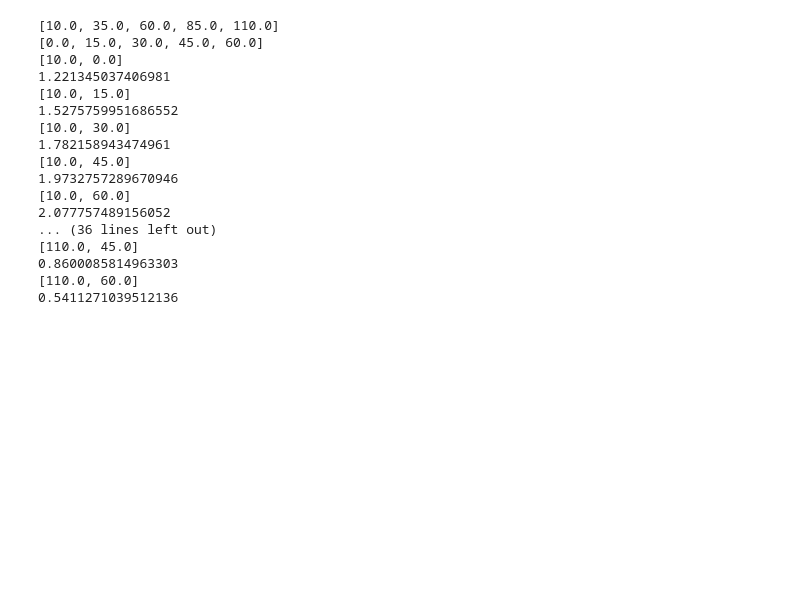
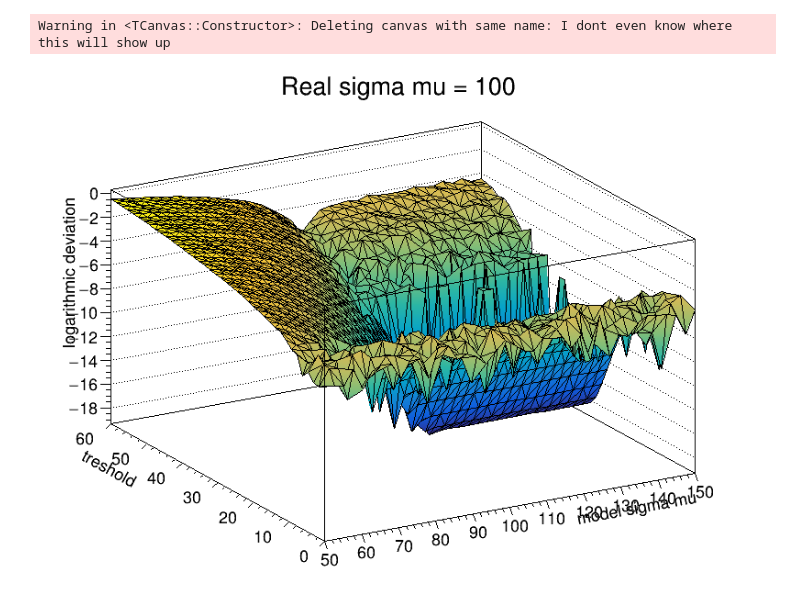
Before and after one commit to rupozzi/HGTDLumiToyStudies, a Jupyter notebook: Luminosity estimation quality based on error in peak estimate and treshold.ipynb, the cells around one changed output. Cells and saved outputs as stored; diff of their text form; code cells hidden in the pictures; blank space fills up the shorter version.

Commit message:
Study of errors in signal and noise distribution paramaters and error in event ratio

```diff
--- a/Luminosity estimation quality based on error in peak estimate and treshold.ipynb
+++ b/Luminosity estimation quality based on error in peak estimate and treshold.ipynb
@@ -7,25 +8,25 @@ def linspace(start, end, steps):
         values.append(start + i*(end-start)/(steps-1))
     return values
 # %%
-real_signal_mu = 60
+real_signal_mu = 100
 real_signal_sigma = 20
 
 model_signal_mu_spread_interval_length = 50 * 2
-model_signal_mu_step_count = 5
+model_signal_mu_step_count = 40
 
 model_signal_mus = linspace(real_signal_mu-model_signal_mu_spread_interval_length/2, real_signal_mu + model_signal_mu_spread_interval_length/2, model_signal_mu_step_count)
 model_signal_sigma = real_signal_sigma
 
 treshold_lower = 0
 treshold_upper = 60
-treshold_step_count = 5
+treshold_step_count = 40
 treshold_values =  linspace(treshold_lower, treshold_upper, treshold_step_count)
 
 noise_mu = 0
 noise_sigma = 5
 
-print(model_signal_mus)
-print(treshold_values)
+#print(model_signal_mus)
+#print(treshold_values)
 
 model_noise = ROOT.TF1("ElecNoiseBg", "TMath::Gaus(x, %f, %f)" % (noise_mu, noise_sigma), -100, 500)
 model_noise.SetNpx(10000)
@@ -41,7 +42,15 @@ particles_reaching_the_sensor = en fördelning vi inte känner till och inte är
 
 """
 
+#plot_signal_mus = np.array([], dtype=np.double)
+#plot_tresholds = np.array([], dtype=np.double)
+#plot_estimation_ratio = np.array([], dtype=np.double)
+
 prng = ROOT.TRandom3(123)
+
+some_plot = ROOT.TGraph2D()
+
+point_index = 0
 
 for model_signal_mu in model_signal_mus:
     model_signal = ROOT.TF1("Signal", "TMath::Landau(x, %f, %f)" % (model_signal_mu, model_signal_sigma), -100, 500)
@@ -52,7 +61,7 @@ for model_signal_mu in model_signal_mus:
         #print(model_expected_signal_above)
         #print(model_expected_noise_above)
 
-        event_count = 100
+        event_count = 10000
         event_ratio = 0.5
         signal_count = int(round(event_count * event_ratio))
         noise_count = event_count - signal_count
@@ -64,49 +73,49 @@ for model_signal_mu in model_signal_mus:
             signal = prng.Landau(real_signal_mu, real_signal_sigma)
             if signal > treshold_value:
                 signal_above_count += 1
 
         for i in range(noise_count):
             noise = prng.Gaus(noise_mu, noise_sigma)
             if noise > treshold_value:
                 noise_above_count += 1
 
         total_above_count = noise_above_count + signal_above_count
 
         """
         Antag att vi vet:
             total_above_count
             event_ratio
             model_expected_signal_above
             model_expected_noise_above
 
         Hur ska vi räkna?
         Vi vill beräkna ett värde som är så nära signal_count som möjligt.
         """
 
         total_count = total_above_count/(event_ratio*model_expected_signal_above + (1-event_ratio)*model_expected_noise_above)
         computed_signal_count = total_count*event_ratio
         # Compare with signal_count which is the correct value
-        print([model_signal_mu, treshold_value])
-        print(computed_signal_count/signal_count)
+        #print([model_signal_mu, treshold_value])
+        deviation = np.log(0.00000001 + abs(1 - computed_signal_count/signal_count))
+        #deviation = computed_signal_count/signal_count
+        #print(deviation)
 
 
         # Hur vill vi spara ner det här då?
         # Vi vill göra en snygg plott på något sätt.
+        # plot_signal_mus.append(model_signal_mu)
+        # plot_tresholds.append(treshold_value)
+        # plot_estimation_ratio.append(estimation_ratio)
+        # np.append(plot_signal_mus, model_signal_mu)
+        # np.append(plot_tresholds, treshold_value)
+        # np.append(plot_estimation_ratio, estimation_ratio)
+        some_plot.SetPoint(point_index, model_signal_mu, treshold_value, deviation)
+        point_index += 1
+
+canvas = ROOT.TCanvas("I dont even know where this will show up", "not this either", 800, 600)
+some_plot.Draw("TRI1")
+some_plot.SetTitle("Real sigma mu = "+ str(real_signal_mu) + "; model sigma mu; treshold; logarithmic deviation");
+canvas.Draw()
 # %% [output]
-[10.0, 35.0, 60.0, 85.0, 110.0]
-[0.0, 15.0, 30.0, 45.0, 60.0]
-[10.0, 0.0]
-1.221345037406981
-[10.0, 15.0]
-1.5275759951686552
-[10.0, 30.0]
-1.782158943474961
-[10.0, 45.0]
-1.9732757289670946
-[10.0, 60.0]
-2.077757489156052
-... (36 lines left out)
-[110.0, 45.0]
-0.8600085814963303
-[110.0, 60.0]
-0.5411271039512136
+Warning in <TCanvas::Constructor>: Deleting canvas with same name: I dont even know where this will show up
+[figure, added]
```
Also changed, not shown: parts of 1 cell of this notebook, 1 other file.
